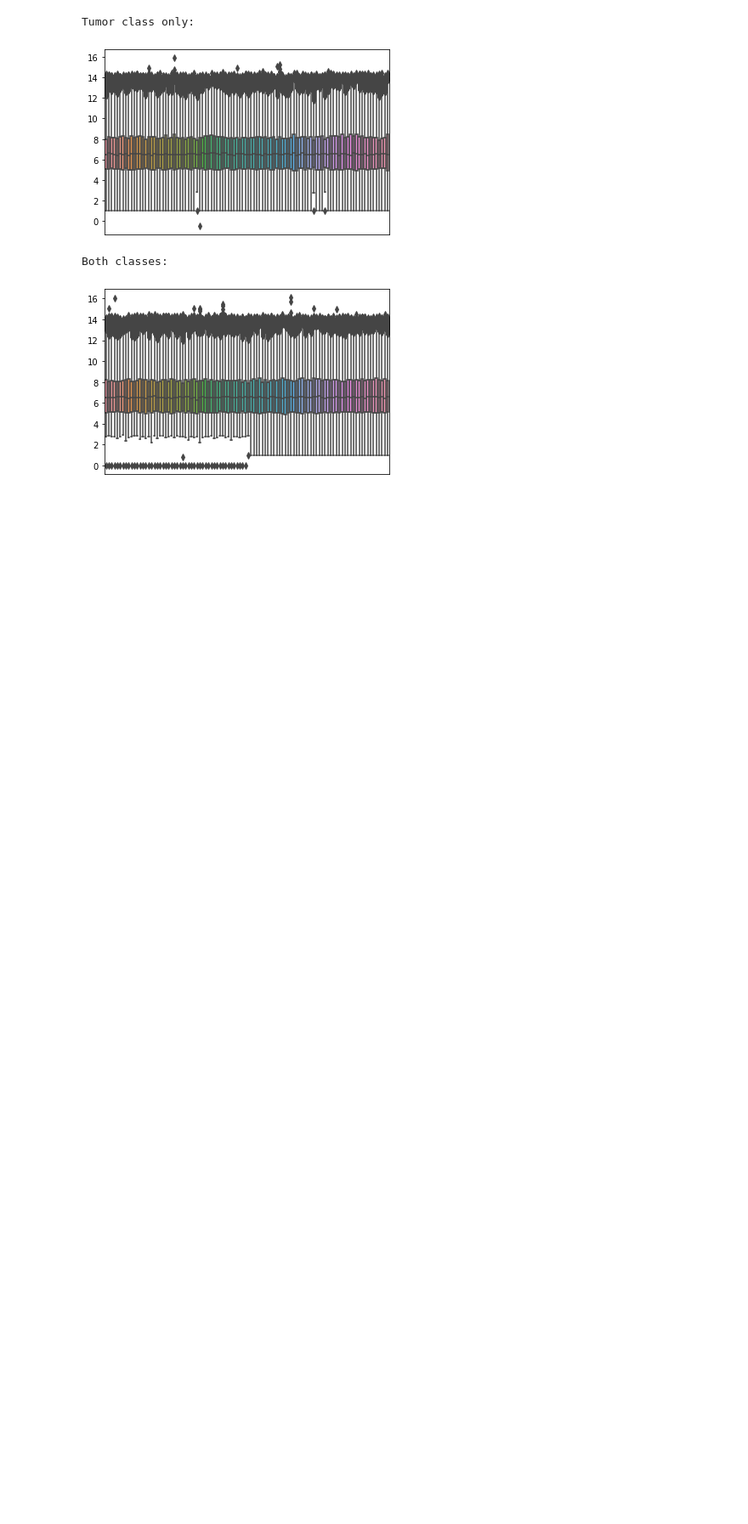
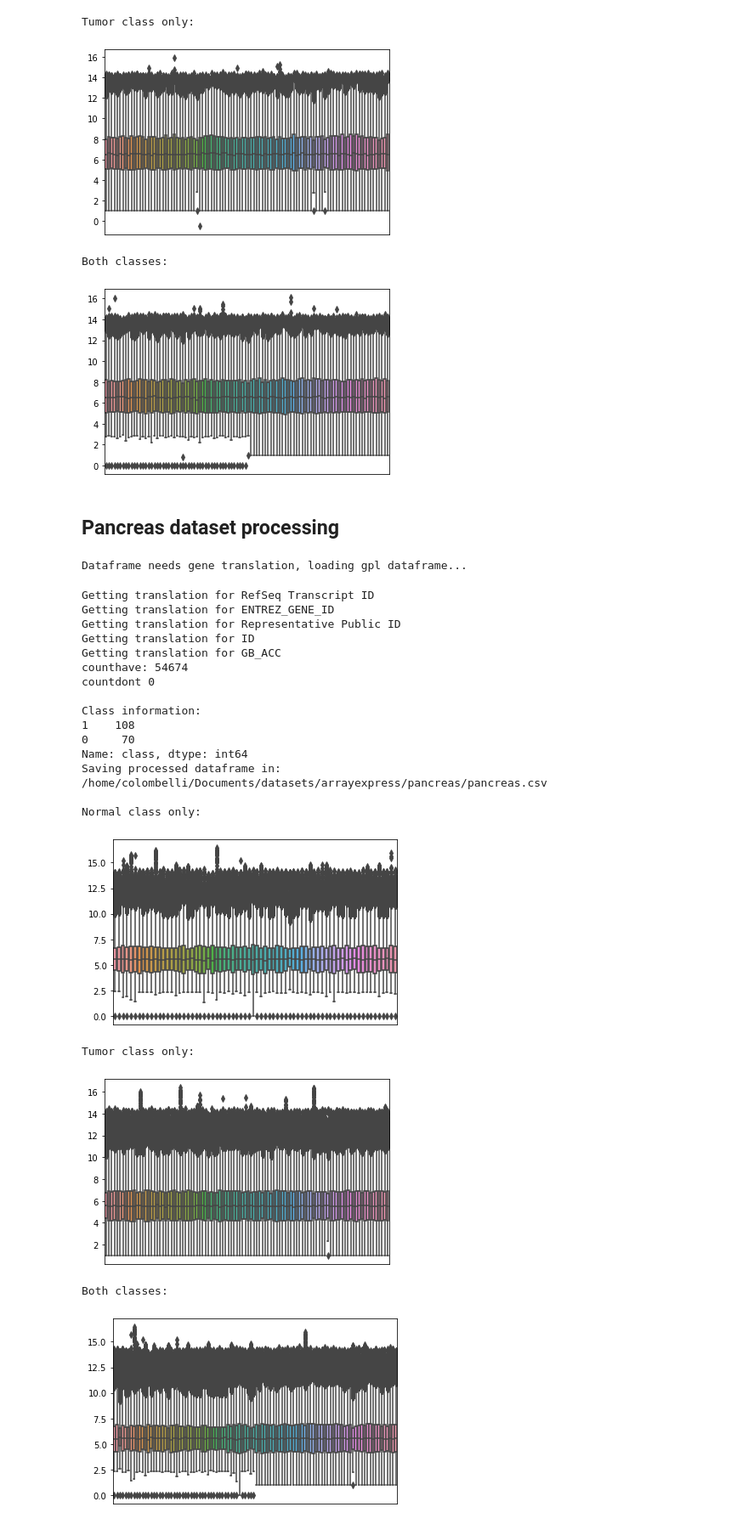
Before and after one commit to colombelli/bioinformatics-ml, a Jupyter notebook: Data Processing/arrayExpress compendium-nature.ipynb, the cells around one changed output. Shown at 85% size. Drawn from its saved outputs; the diff is of its cells as text; code cells hidden in the pictures; blank space fills up the shorter version.

Commit message:
added arrayexpress pancreas data processing

```diff
--- a/Data Processing/arrayExpress compendium-nature.ipynb
+++ b/Data Processing/arrayExpress compendium-nature.ipynb
@@ -429,3 +429,34 @@ Tumor class only:
 [figure]
 Both classes:
 [figure]
+# %% [markdown]
+## Pancreas dataset processing
+# %%
+df_file = "/home/colombelli/Documents/datasets/arrayexpress/pancreas/esets_pancreas_exprs.txt"
+relationship_file = "/home/colombelli/Documents/datasets/arrayexpress/pancreas/E-MTAB-6690.sdrf.txt"
+csv_file = "/home/colombelli/Documents/datasets/arrayexpress/pancreas/pancreas.csv"
+gpl_file = "/home/colombelli/Documents/datasets/arrayexpress/GPL570-55999.txt"
+
+df, relation = process_data(df_file, relationship_file, csv_file, gpl_file)
+# %% [output]
+Dataframe needs gene translation, loading gpl dataframe...
+Getting translation for RefSeq Transcript ID
+Getting translation for ENTREZ_GENE_ID
+Getting translation for Representative Public ID
+Getting translation for ID
+Getting translation for GB_ACC
+counthave: 54674
+countdont 0
+
+Class information:
+1    108
+0     70
+Name: class, dtype: int64
+Saving processed dataframe in: /home/colombelli/Documents/datasets/arrayexpress/pancreas/pancreas.csv
+
+Normal class only:
+[figure, added]
+Tumor class only:
+[figure, added]
+Both classes:
+[figure, added]
```
Also changed, not shown: 2 other files.
